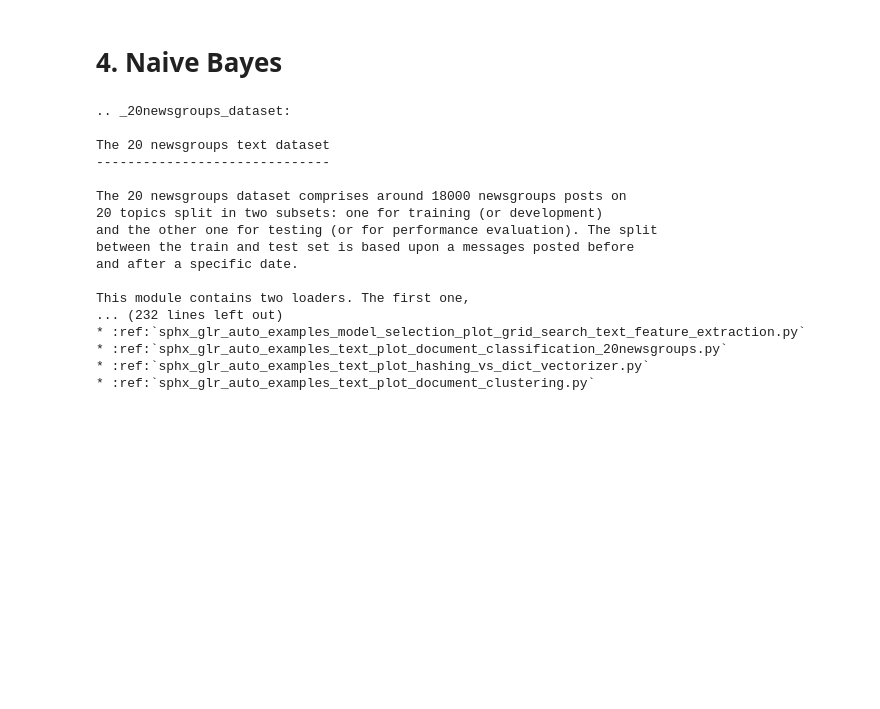
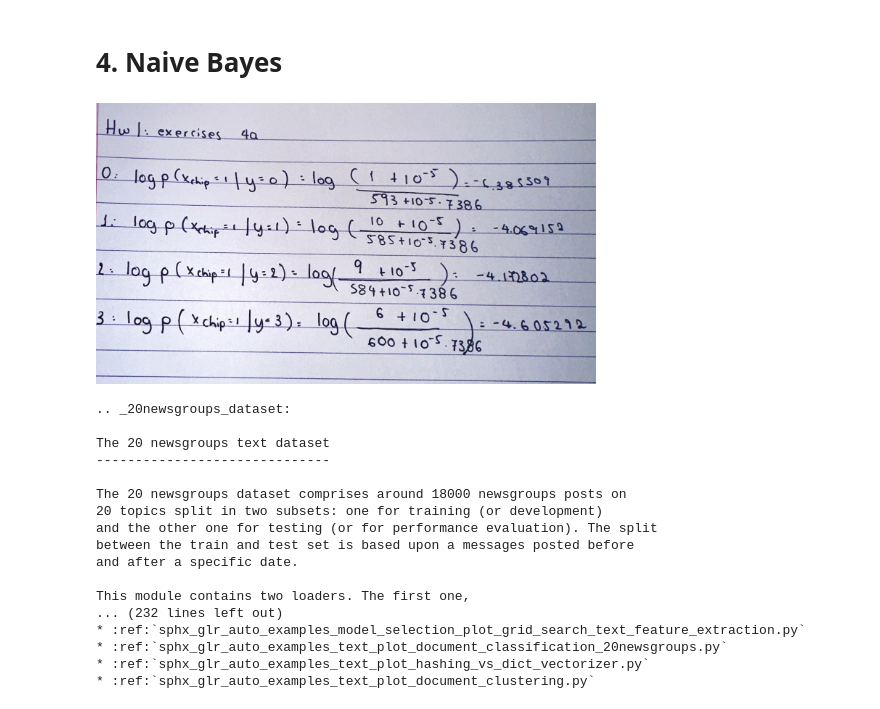
Before and after one commit to lmBored/Student_Descent_Assignment, a Jupyter notebook: HW1_26.ipynb, the cells around one changed output. Saved outputs shown, nothing was run; the diff lists cells and outputs as text; code cells hidden in the pictures; blank space fills up the shorter version.

```diff
--- a/HW1_26.ipynb
+++ b/HW1_26.ipynb
@@ -300,6 +300,10 @@ $\displaystyle \beta_{\text{HouseAge} \cdot \text{AveBedrms}} = 0.060710$
 $\displaystyle \text{MSE}_{\text{test}} = 0.445156$
 # %% [markdown]
 # 4. Naive Bayes
+# %%
+Image('./explanations/Hw1_ex4a.png', width=500)
+# %% [output]
+[figure, added]
 # %%
 from sklearn.datasets import fetch_20newsgroups
 categories = ['sci.space', 'misc.forsale', 'comp.graphics', 'rec.sport.hockey']
```
Also changed, not shown: 1 other file.
